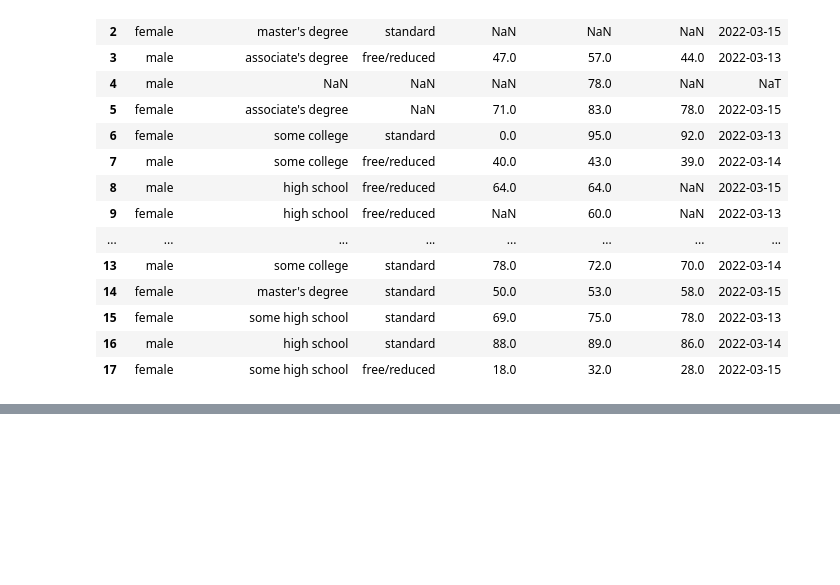
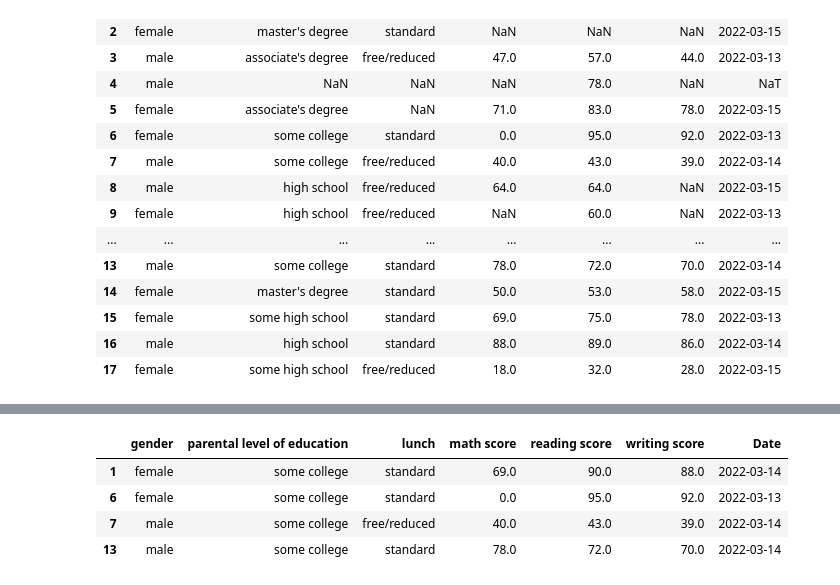
Before and after one commit to sg758253/AI, a Jupyter notebook: pandas/pandas.ipynb, the cells around one changed output, grey strips where cells are left out. Saved outputs shown, nothing was run; the diff lists cells and outputs as text; code cells hidden in the pictures; blank space fills up the shorter version.

```diff
--- a/pandas/pandas.ipynb
+++ b/pandas/pandas.ipynb
@@ -1301,0 +1501,10 @@ df1
+# %%
+#
+df3 = df1.groupby('parental level of education').get_group('some college')
+df3
+# %% [output]
+|  | gender | parental level of education | lunch | math score | reading score | writing score | Date |
+| 1 | female | some college | standard | 69.0 | 90.0 | 88.0 | 2022-03-14 |
+| 6 | female | some college | standard | 0.0 | 95.0 | 92.0 | 2022-03-13 |
+| 7 | male | some college | free/reduced | 40.0 | 43.0 | 39.0 | 2022-03-14 |
+| 13 | male | some college | standard | 78.0 | 72.0 | 70.0 | 2022-03-14 |
```
Also changed, not shown: parts of 25 cells of this notebook.
